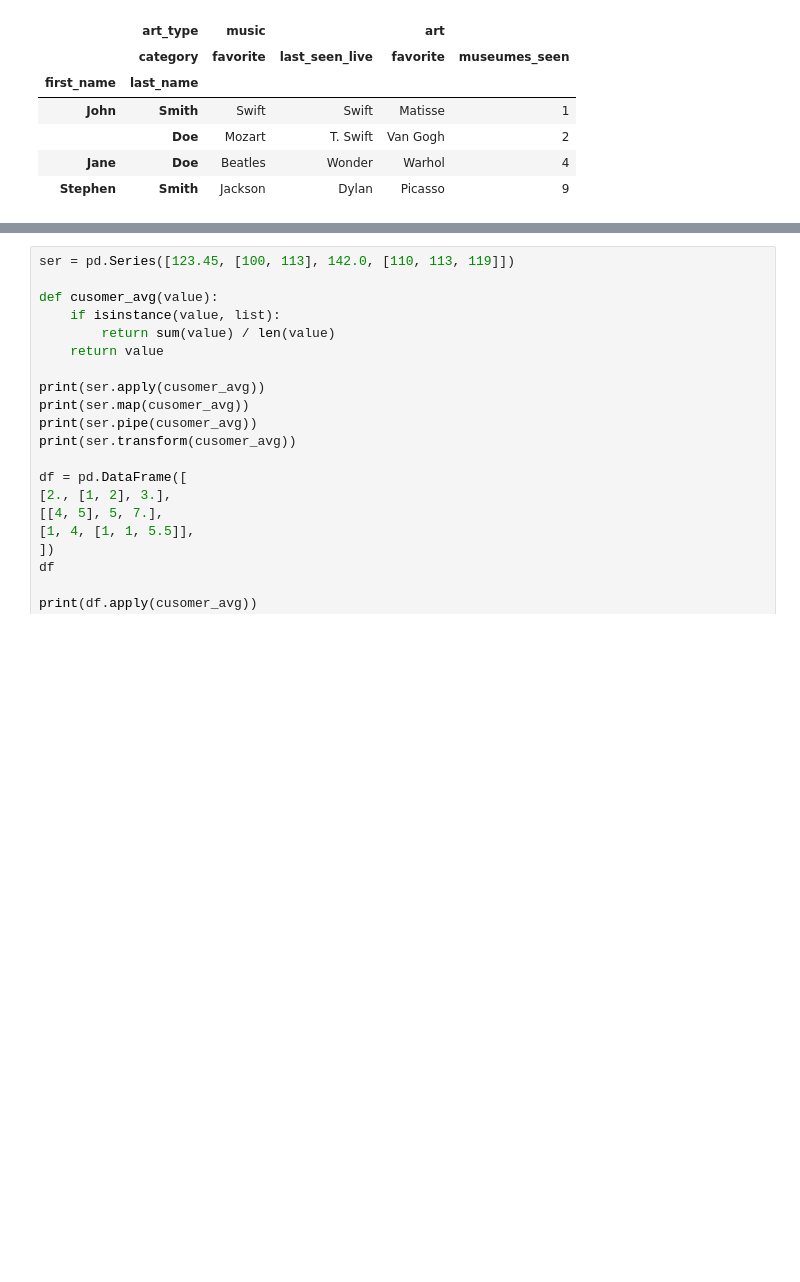
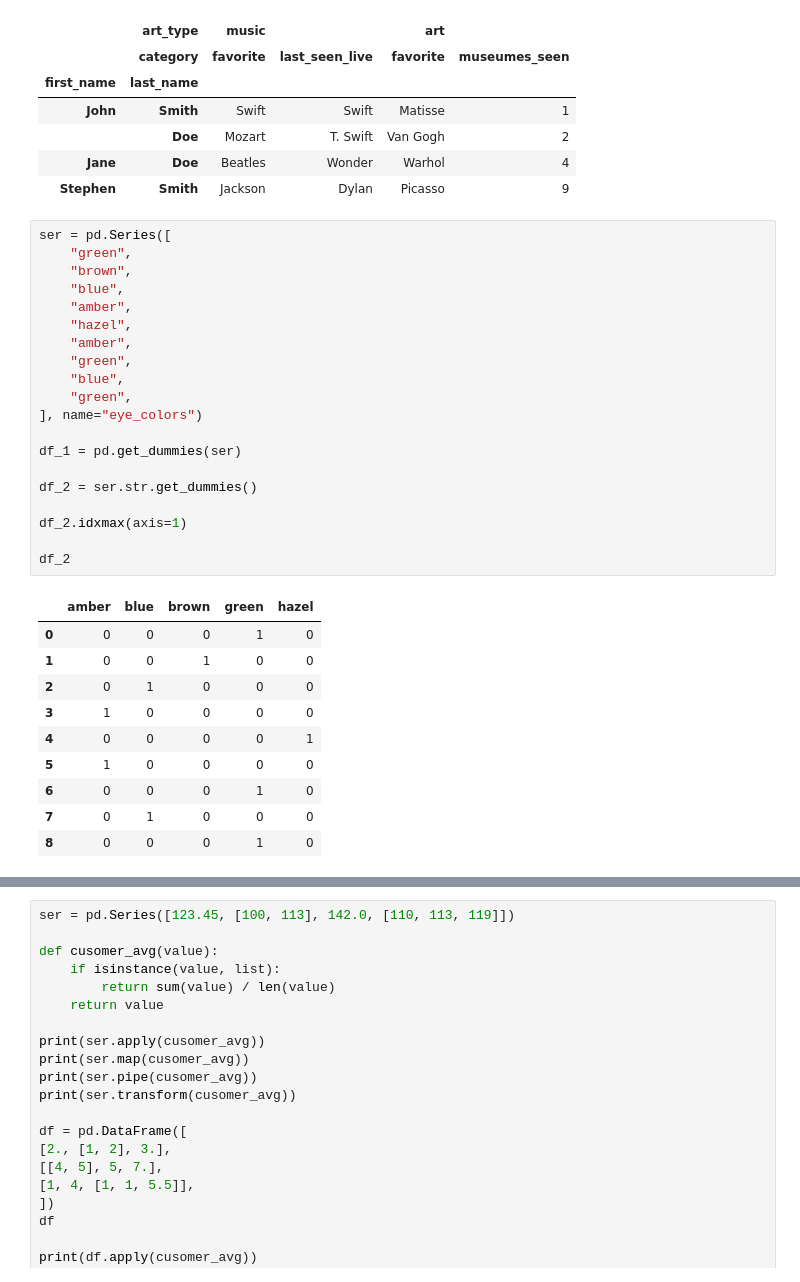
Before and after one commit to zhefeng687/effective_pandas, a Jupyter notebook: code/pandas_practice.ipynb, the cells around one changed output, grey strips where cells are left out. Drawn from its saved outputs; the diff is of its cells as text; blank space fills up the shorter version.

```diff
--- a/code/pandas_practice.ipynb
+++ b/code/pandas_practice.ipynb
@@ -1366,3 +1366,34 @@ Stephen    Smith      Jackson          Dylan   Picasso
 |  | Doe | Mozart | T. Swift | Van Gogh | 2 |
 | Jane | Doe | Beatles | Wonder | Warhol | 4 |
 | Stephen | Smith | Jackson | Dylan | Picasso | 9 |
+# %%
+ser = pd.Series([
+    "green",
+    "brown",
+    "blue",
+    "amber",
+    "hazel",
+    "amber",
+    "green",
+    "blue",
+    "green",
+], name="eye_colors")
+
+df_1 = pd.get_dummies(ser)
+
+df_2 = ser.str.get_dummies()
+
+df_2.idxmax(axis=1)
+
+df_2
+# %% [output]
+|  | amber | blue | brown | green | hazel |
+| 0 | 0 | 0 | 0 | 1 | 0 |
+| 1 | 0 | 0 | 1 | 0 | 0 |
+| 2 | 0 | 1 | 0 | 0 | 0 |
+| 3 | 1 | 0 | 0 | 0 | 0 |
+| 4 | 0 | 0 | 0 | 0 | 1 |
+| 5 | 1 | 0 | 0 | 0 | 0 |
+| 6 | 0 | 0 | 0 | 1 | 0 |
+| 7 | 0 | 1 | 0 | 0 | 0 |
+| 8 | 0 | 0 | 0 | 1 | 0 |
```
Also changed, not shown: parts of 10 cells of this notebook.
